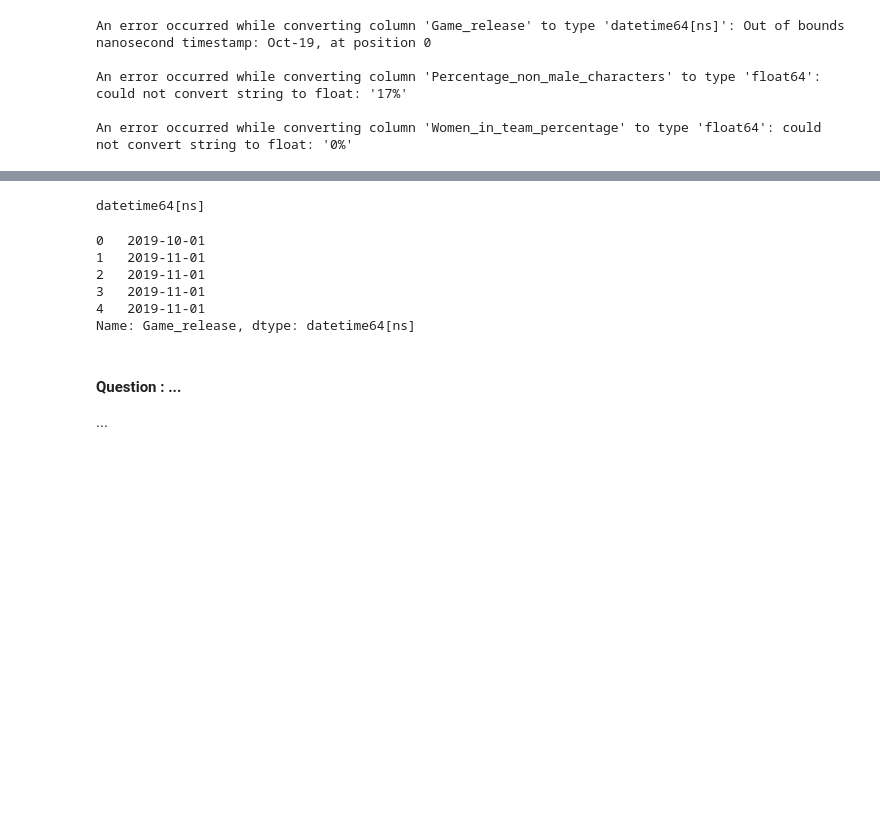
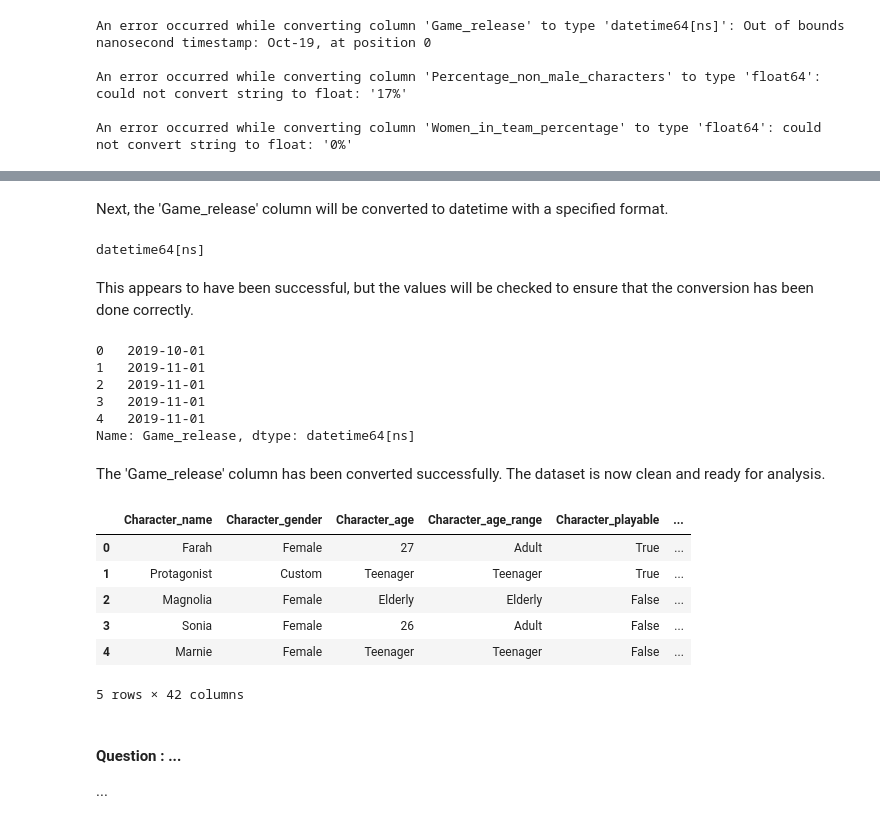
Before and after one commit to Kym-e/Coursework2, a Jupyter notebook: Coursework2.ipynb, the cells around one changed output, grey strips where cells are left out. Drawn from its saved outputs; the diff is of its cells as text; code cells hidden in the pictures; blank space fills up the shorter version.

Commit message:
data cleaned and ready for analysis

```diff
--- a/Coursework2.ipynb
+++ b/Coursework2.ipynb
@@ -615,6 +650,8 @@ An error occurred while converting column 'Women_in_team_percentage' to type 'fl
 # Remove the '%' from the percentage columns
 data['Percentage_non_male_characters'] = data['Percentage_non_male_characters'].str.rstrip('%').astype(float)
 data['Women_in_team_percentage'] = data['Women_in_team_percentage'].str.rstrip('%').astype(float)
+# %% [markdown]
+Next, the 'Game_release' column will be converted to datetime with a specified format.
 # %%
 # Convert the 'Game_release' column to datetime with a specified format
 data['Game_release'] = pd.to_datetime(data['Game_release'], format='%b-%y', errors='coerce')
@@ -623,6 +660,8 @@ data['Game_release'] = pd.to_datetime(data['Game_release'], format='%b-%y', erro
 print(data['Game_release'].dtype)
 # %% [output]
 datetime64[ns]
+# %% [markdown]
+This appears to have been successful, but the values will be checked to ensure that the conversion has been done correctly.
 # %%
 # Check the data types of the 'Game_release' column
 game_releases = data['Game_release']
@@ -634,6 +673,18 @@ game_releases.head()
 3   2019-11-01
 4   2019-11-01
 Name: Game_release, dtype: datetime64[ns]
+# %% [markdown]
+The 'Game_release' column has been converted successfully. The dataset is now clean and ready for analysis.
+# %%
+data.head()
+# %% [output]
+|  | Character_name | Character_gender | Character_age | Character_age_range | Character_playable | ... |
+| 0 | Farah | Female | 27 | Adult | True | ... |
+| 1 | Protagonist | Custom | Teenager | Teenager | True | ... |
+| 2 | Magnolia | Female | Elderly | Elderly | False | ... |
+| 3 | Sonia | Female | 26 | Adult | False | ... |
+| 4 | Marnie | Female | Teenager | Teenager | False | ... |
+5 rows × 42 columns
 # %% [markdown]
 #### Question : ...
 ...
```
Also changed, not shown: parts of 17 cells of this notebook.
